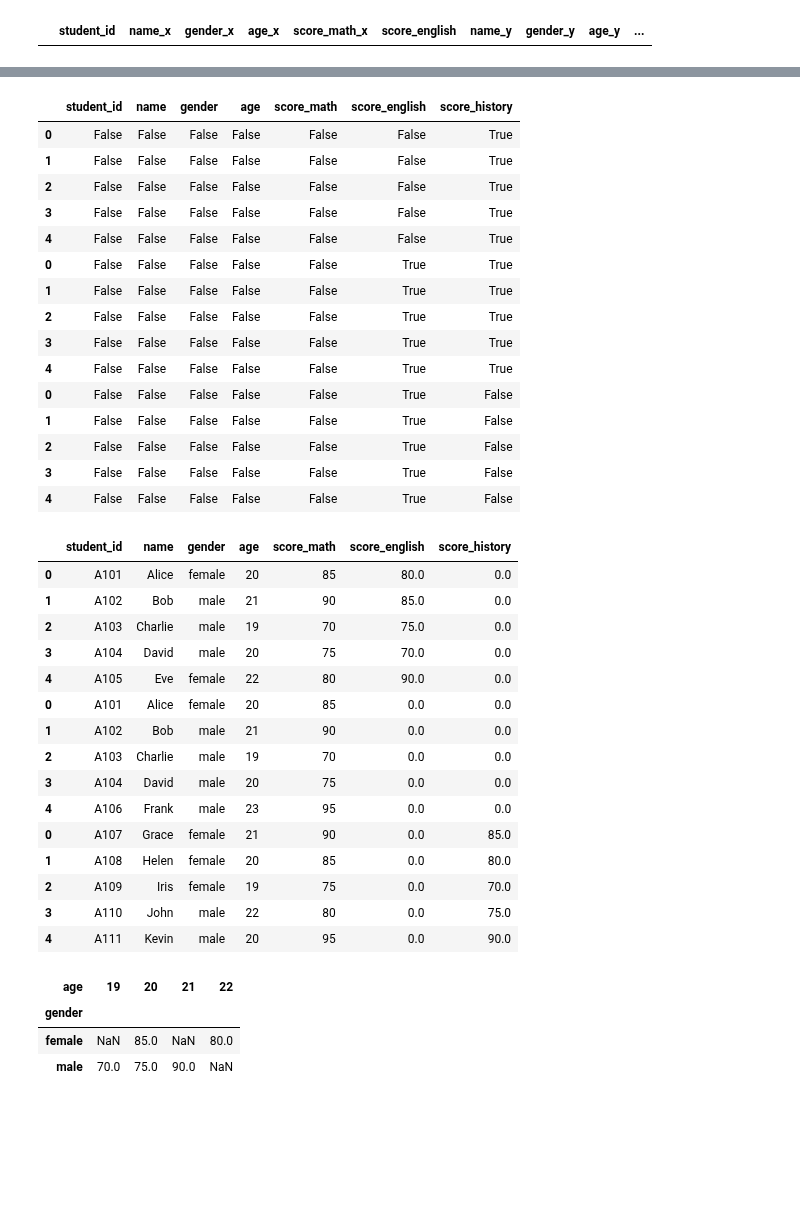
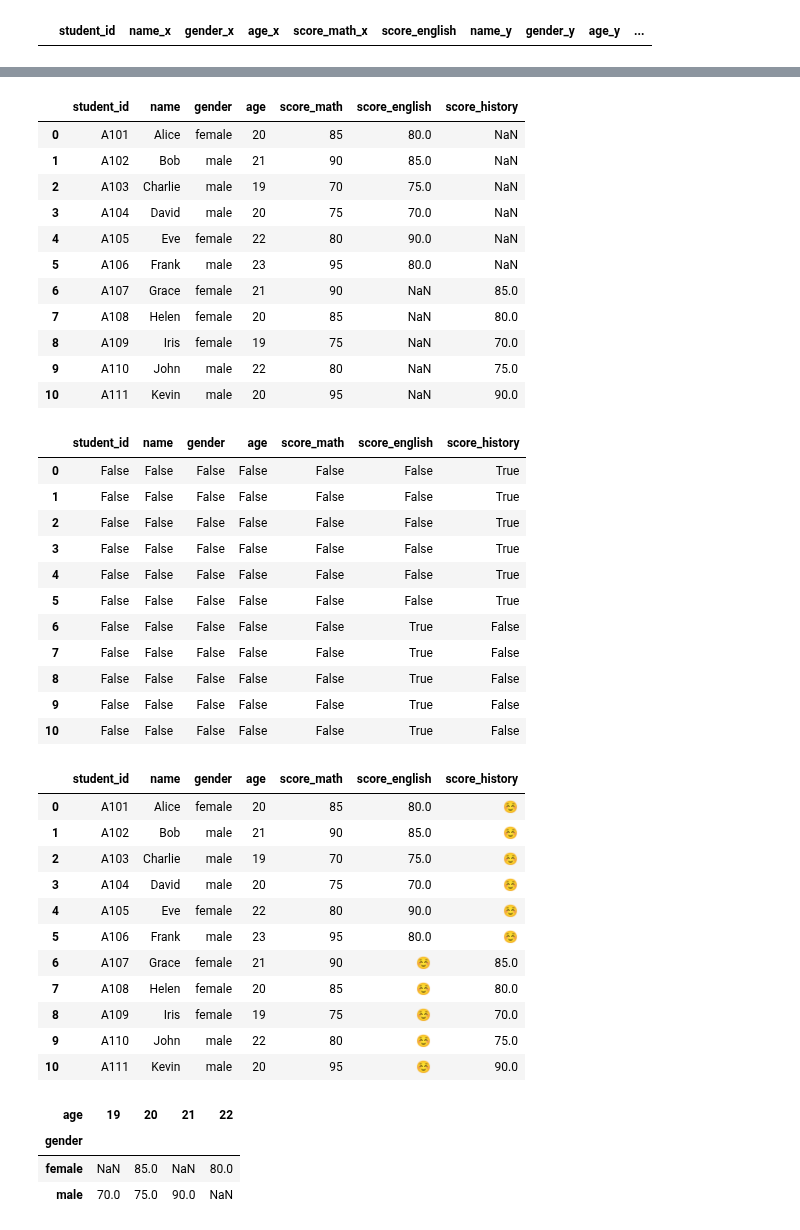
Before and after one commit to qlinhta/my-notes, a Jupyter notebook: teaching/PandasLab03.ipynb, the cells around one changed output, grey strips where cells are left out. Cells and saved outputs as stored; diff of their text form; code cells hidden in the pictures; blank space fills up the shorter version.

Commit message:
Update :: Addition @ Reset

```diff
--- a/teaching/PandasLab03.ipynb
+++ b/teaching/PandasLab03.ipynb
@@ -16,6 +16,7 @@ df2 = pd.DataFrame({
     'gender': ['female', 'male', 'male', 'male', 'male'],
     'age': [20, 21, 19, 20, 23],
     'score_math': [85, 90, 70, 75, 95],
+    'score_english': [80, 85, 75, 70, 80]
 })
 
 df3 = pd.DataFrame({
@@ -98,6 +99,7 @@ Number of columns: 11
 # Concatenate df1, df2, and df3 vertically, and save the result to a new DataFrame called concatenated_df. How many rows and columns does concatenated_df have?
 
 concatenated_df = pd.concat([df1, df2, df3])
+concatenated_df.reset_index(drop=True, inplace=True)
 print(f'Number of rows: {concatenated_df.shape[0]}')
 print(f'Number of columns: {concatenated_df.shape[1]}')
 print(concatenated_df)
@@ -123,3 +125,20 @@ Number of columns: 7
+# %%
+# Drop duplicate
+concatenated_df.drop_duplicates(subset='student_id', inplace=True, keep='first', ignore_index=True)
+concatenated_df
+# %% [output]
+|  | student_id | name | gender | age | score_math | score_english | score_history |
+| 0 | A101 | Alice | female | 20 | 85 | 80.0 | NaN |
+| 1 | A102 | Bob | male | 21 | 90 | 85.0 | NaN |
+| 2 | A103 | Charlie | male | 19 | 70 | 75.0 | NaN |
+| 3 | A104 | David | male | 20 | 75 | 70.0 | NaN |
+| 4 | A105 | Eve | female | 22 | 80 | 90.0 | NaN |
+| 5 | A106 | Frank | male | 23 | 95 | 80.0 | NaN |
+| 6 | A107 | Grace | female | 21 | 90 | NaN | 85.0 |
+| 7 | A108 | Helen | female | 20 | 85 | NaN | 80.0 |
+| 8 | A109 | Iris | female | 19 | 75 | NaN | 70.0 |
+| 9 | A110 | John | male | 22 | 80 | NaN | 75.0 |
+| 10 | A111 | Kevin | male | 20 | 95 | NaN | 90.0 |
 # %%
 # Use the isnull() method to find the null values in df1.
 concatenated_df.isnull()
@@ -130,36 +149,28 @@ concatenated_df.isnull()
 | 2 | False | False | False | False | False | False | True |
 | 3 | False | False | False | False | False | False | True |
 | 4 | False | False | False | False | False | False | True |
-| 0 | False | False | False | False | False | True | True |
-| 1 | False | False | False | False | False | True | True |
-| 2 | False | False | False | False | False | True | True |
-| 3 | False | False | False | False | False | True | True |
-| 4 | False | False | False | False | False | True | True |
-| 0 | False | False | False | False | False | True | False |
-| 1 | False | False | False | False | False | True | False |
-| 2 | False | False | False | False | False | True | False |
-| 3 | False | False | False | False | False | True | False |
-| 4 | False | False | False | False | False | True | False |
+| 5 | False | False | False | False | False | False | True |
+| 6 | False | False | False | False | False | True | False |
+| 7 | False | False | False | False | False | True | False |
+| 8 | False | False | False | False | False | True | False |
+| 9 | False | False | False | False | False | True | False |
+| 10 | False | False | False | False | False | True | False |
 # %%
 # Use the fillna() method to fill the null values in df1 with the average value of each column.
-concatenated_df.fillna(0)
+concatenated_df.fillna("☺️")
 # %% [output]
 |  | student_id | name | gender | age | score_math | score_english | score_history |
-| 0 | A101 | Alice | female | 20 | 85 | 80.0 | 0.0 |
-| 1 | A102 | Bob | male | 21 | 90 | 85.0 | 0.0 |
-| 2 | A103 | Charlie | male | 19 | 70 | 75.0 | 0.0 |
-| 3 | A104 | David | male | 20 | 75 | 70.0 | 0.0 |
-| 4 | A105 | Eve | female | 22 | 80 | 90.0 | 0.0 |
-| 0 | A101 | Alice | female | 20 | 85 | 0.0 | 0.0 |
-| 1 | A102 | Bob | male | 21 | 90 | 0.0 | 0.0 |
-| 2 | A103 | Charlie | male | 19 | 70 | 0.0 | 0.0 |
-| 3 | A104 | David | male | 20 | 75 | 0.0 | 0.0 |
-| 4 | A106 | Frank | male | 23 | 95 | 0.0 | 0.0 |
-| 0 | A107 | Grace | female | 21 | 90 | 0.0 | 85.0 |
-| 1 | A108 | Helen | female | 20 | 85 | 0.0 | 80.0 |
-| 2 | A109 | Iris | female | 19 | 75 | 0.0 | 70.0 |
-| 3 | A110 | John | male | 22 | 80 | 0.0 | 75.0 |
-| 4 | A111 | Kevin | male | 20 | 95 | 0.0 | 90.0 |
+| 0 | A101 | Alice | female | 20 | 85 | 80.0 | ☺️ |
+| 1 | A102 | Bob | male | 21 | 90 | 85.0 | ☺️ |
+| 2 | A103 | Charlie | male | 19 | 70 | 75.0 | ☺️ |
+| 3 | A104 | David | male | 20 | 75 | 70.0 | ☺️ |
+| 4 | A105 | Eve | female | 22 | 80 | 90.0 | ☺️ |
+| 5 | A106 | Frank | male | 23 | 95 | 80.0 | ☺️ |
+| 6 | A107 | Grace | female | 21 | 90 | ☺️ | 85.0 |
+| 7 | A108 | Helen | female | 20 | 85 | ☺️ | 80.0 |
+| 8 | A109 | Iris | female | 19 | 75 | ☺️ | 70.0 |
+| 9 | A110 | John | male | 22 | 80 | ☺️ | 75.0 |
+| 10 | A111 | Kevin | male | 20 | 95 | ☺️ | 90.0 |
 # %%
 # [] Use the pivot_table() method to create a pivot table from df1, where the rows are the gender column, the columns are the age column (grouped into bins of 2 years), and the values are the average math scores.
 pivot_table = pd.pivot_table(df1, columns='age', aggfunc='mean', values='score_math', index='gender')
```
Also changed, not shown: parts of 4 cells of this notebook, 3 other files.
